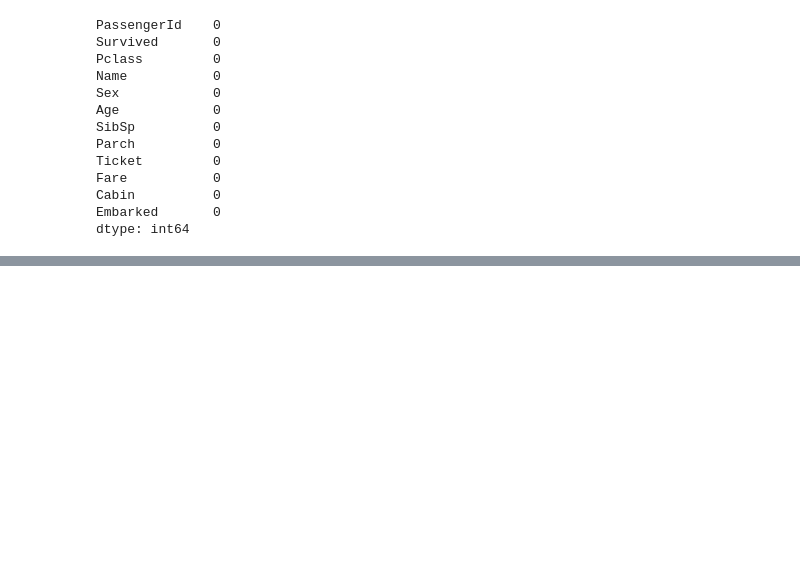
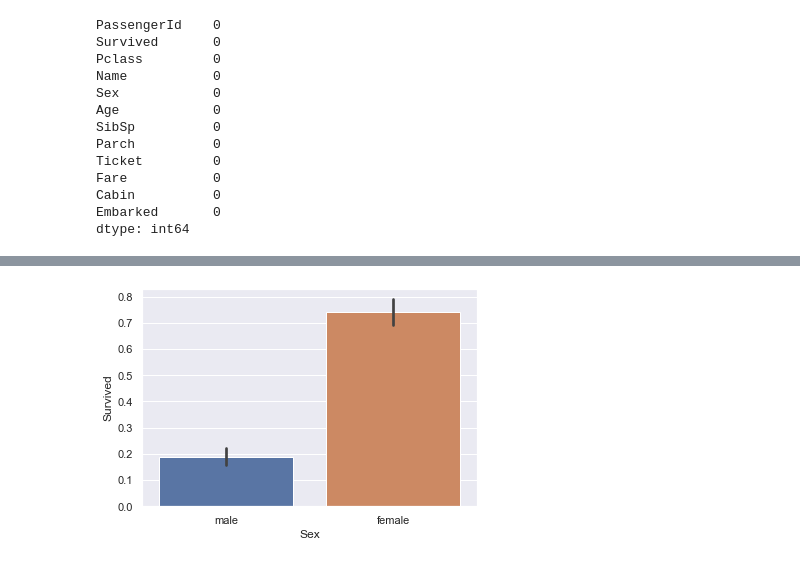
Before and after one commit to Hasibul-Islam/Titanic, a Jupyter notebook: Tictanic.ipynb, the cells around one changed output, grey strips where cells are left out. Saved outputs shown, nothing was run; the diff lists cells and outputs as text; code cells hidden in the pictures; blank space fills up the shorter version.

```diff
--- a/Tictanic.ipynb
+++ b/Tictanic.ipynb
@@ -117,0 +153,5 @@ plt.show()
+# %%
+plot = sns.barplot(x=df["Sex"],
+                   y=df["Survived"])
+# %% [output]
+[figure, added]
```
Also changed, not shown: parts of 31 cells of this notebook.
